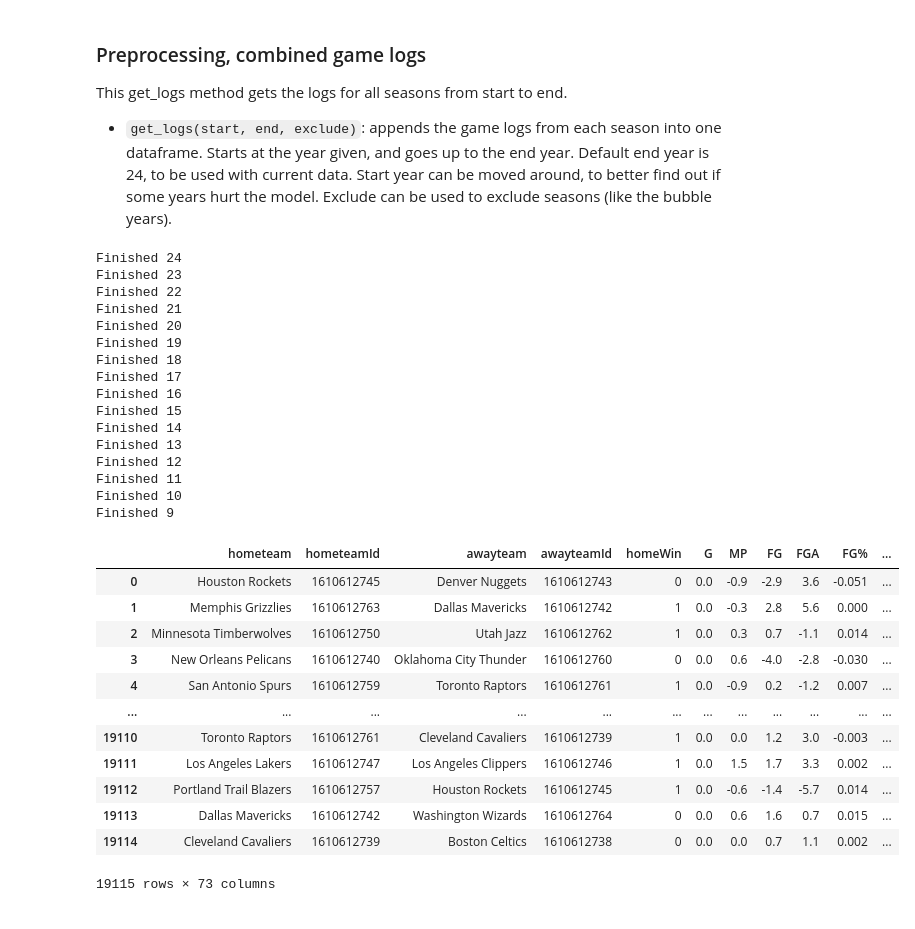
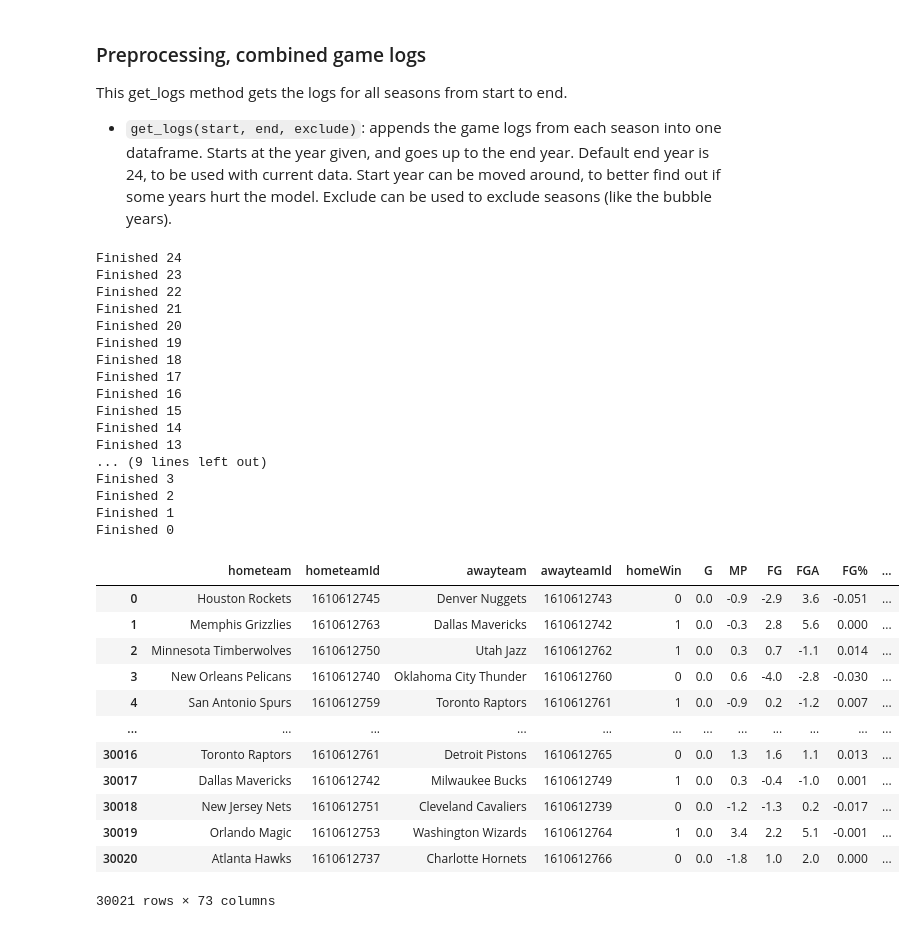
Before and after one commit to mamamia5x/NBA, a Jupyter notebook: final.ipynb, the cells around one changed output. Cells and saved outputs as stored; diff of their text form; code cells hidden in the pictures.

```diff
--- a/final.ipynb
+++ b/final.ipynb
@@ -52,6 +58,8 @@ for i, r in df.iterrows():
   a = r.awayteamId
   hN = r.hometeamCity + " " + r.hometeamName
   aN = r.awayteamCity + " " + r.awayteamName
+  if hN == "Oklahoma City Hornets": # Hard coded in for descrepency in sets
+    hN = "New Orleans/Oklahoma City Hornets"
   if h not in teams_dict:
     teams_dict[h] = set()
   if a not in teams_dict:
@@ -202,12 +210,15 @@ def get_game_log(year):
 This get_logs method gets the logs for all seasons from start to end.
 * `get_logs(start, end, exclude)`: appends the game logs from each season into one dataframe. Starts at the year given, and goes up to the end year. Default end year is 24, to be used with current data. Start year can be moved around, to better find out if some years hurt the model. Exclude can be used to exclude seasons (like the bubble years).
 # %%
+existing_logs = {}
 def get_logs(start, end=24, exclude=[], verbal=False):
   log_list = []
   def append_it(year):
     if year not in exclude:
       try:
-        log_list.append(get_game_log(year))
+        if year not in existing_logs:
+          existing_logs[year] = get_game_log(year)
+        log_list.append(existing_logs[year])
         if verbal:
           print("Finished", year)
       except Exception as e:
@@ -223,35 +234,37 @@ def get_logs(start, end=24, exclude=[], verbal=False):
       append_it(i)
 
   return pd.concat(log_list, ignore_index=True)
-
-get_logs(9, 24, verbal=True)
-# %% [output]
-Finished 24
-Finished 23
-Finished 22
-Finished 21
-Finished 20
-Finished 19
-Finished 18
-Finished 17
-Finished 16
-Finished 15
-Finished 14
-Finished 13
-Finished 12
-Finished 11
-Finished 10
-Finished 9
-|  | hometeam | hometeamId | awayteam | awayteamId | homeWin | G | MP | FG | FGA | FG% | ... |
-| 0 | Houston Rockets | 1610612745 | Denver Nuggets | 1610612743 | 0 | 0.0 | -0.9 | -2.9 | 3.6 | -0.051 | ... |
-| 1 | Memphis Grizzlies | 1610612763 | Dallas Mavericks | 1610612742 | 1 | 0.0 | -0.3 | 2.8 | 5.6 | 0.000 | ... |
-| 2 | Minnesota Timberwolves | 1610612750 | Utah Jazz | 1610612762 | 1 | 0.0 | 0.3 | 0.7 | -1.1 | 0.014 | ... |
-| 3 | New Orleans Pelicans | 1610612740 | Oklahoma City Thunder | 1610612760 | 0 | 0.0 | 0.6 | -4.0 | -2.8 | -0.030 | ... |
-| 4 | San Antonio Spurs | 1610612759 | Toronto Raptors | 1610612761 | 1 | 0.0 | -0.9 | 0.2 | -1.2 | 0.007 | ... |
-| ... | ... | ... | ... | ... | ... | ... | ... | ... | ... | ... | ... |
-| 19110 | Toronto Raptors | 1610612761 | Cleveland Cavaliers | 1610612739 | 1 | 0.0 | 0.0 | 1.2 | 3.0 | -0.003 | ... |
-| 19111 | Los Angeles Lakers | 1610612747 | Los Angeles Clippers | 1610612746 | 1 | 0.0 | 1.5 | 1.7 | 3.3 | 0.002 | ... |
-| 19112 | Portland Trail Blazers | 1610612757 | Houston Rockets | 1610612745 | 1 | 0.0 | -0.6 | -1.4 | -5.7 | 0.014 | ... |
-| 19113 | Dallas Mavericks | 1610612742 | Washington Wizards | 1610612764 | 0 | 0.0 | 0.6 | 1.6 | 0.7 | 0.015 | ... |
-| 19114 | Cleveland Cavaliers | 1610612739 | Boston Celtics | 1610612738 | 0 | 0.0 | 0.0 | 0.7 | 1.1 | 0.002 | ... |
-19115 rows × 73 columns
+# %%
+dataset = get_logs(0, 24, verbal=True)
+dataset
+# %% [output]
+Finished 24
+Finished 23
+Finished 22
+Finished 21
+Finished 20
+Finished 19
+Finished 18
+Finished 17
+Finished 16
+Finished 15
+Finished 14
+Finished 13
+... (9 lines left out)
+Finished 3
+Finished 2
+Finished 1
+Finished 0
+|  | hometeam | hometeamId | awayteam | awayteamId | homeWin | G | MP | FG | FGA | FG% | ... |
+| 0 | Houston Rockets | 1610612745 | Denver Nuggets | 1610612743 | 0 | 0.0 | -0.9 | -2.9 | 3.6 | -0.051 | ... |
+| 1 | Memphis Grizzlies | 1610612763 | Dallas Mavericks | 1610612742 | 1 | 0.0 | -0.3 | 2.8 | 5.6 | 0.000 | ... |
+| 2 | Minnesota Timberwolves | 1610612750 | Utah Jazz | 1610612762 | 1 | 0.0 | 0.3 | 0.7 | -1.1 | 0.014 | ... |
+| 3 | New Orleans Pelicans | 1610612740 | Oklahoma City Thunder | 1610612760 | 0 | 0.0 | 0.6 | -4.0 | -2.8 | -0.030 | ... |
+| 4 | San Antonio Spurs | 1610612759 | Toronto Raptors | 1610612761 | 1 | 0.0 | -0.9 | 0.2 | -1.2 | 0.007 | ... |
+| ... | ... | ... | ... | ... | ... | ... | ... | ... | ... | ... | ... |
+| 30016 | Toronto Raptors | 1610612761 | Detroit Pistons | 1610612765 | 0 | 0.0 | 1.3 | 1.6 | 1.1 | 0.013 | ... |
+| 30017 | Dallas Mavericks | 1610612742 | Milwaukee Bucks | 1610612749 | 1 | 0.0 | 0.3 | -0.4 | -1.0 | 0.001 | ... |
+| 30018 | New Jersey Nets | 1610612751 | Cleveland Cavaliers | 1610612739 | 0 | 0.0 | -1.2 | -1.3 | 0.2 | -0.017 | ... |
+| 30019 | Orlando Magic | 1610612753 | Washington Wizards | 1610612764 | 1 | 0.0 | 3.4 | 2.2 | 5.1 | -0.001 | ... |
+| 30020 | Atlanta Hawks | 1610612737 | Charlotte Hornets | 1610612766 | 0 | 0.0 | -1.8 | 1.0 | 2.0 | 0.000 | ... |
+30021 rows × 73 columns
```
Also changed, not shown: parts of 5 cells of this notebook, 28 other files.
